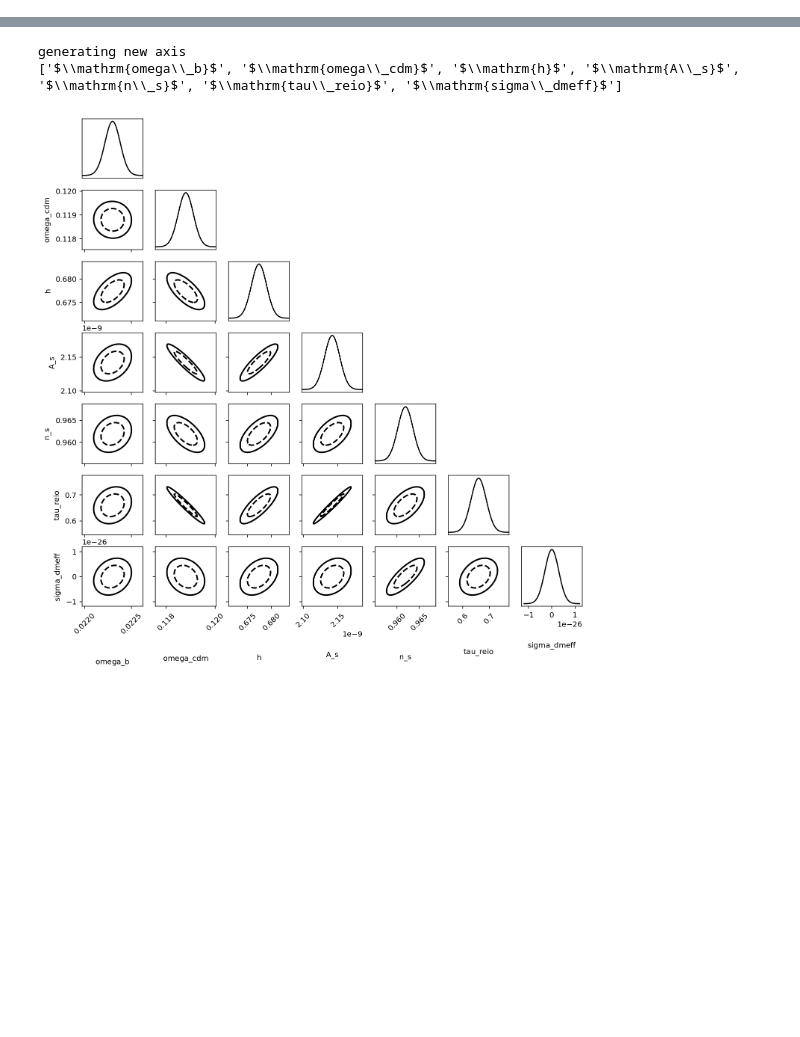
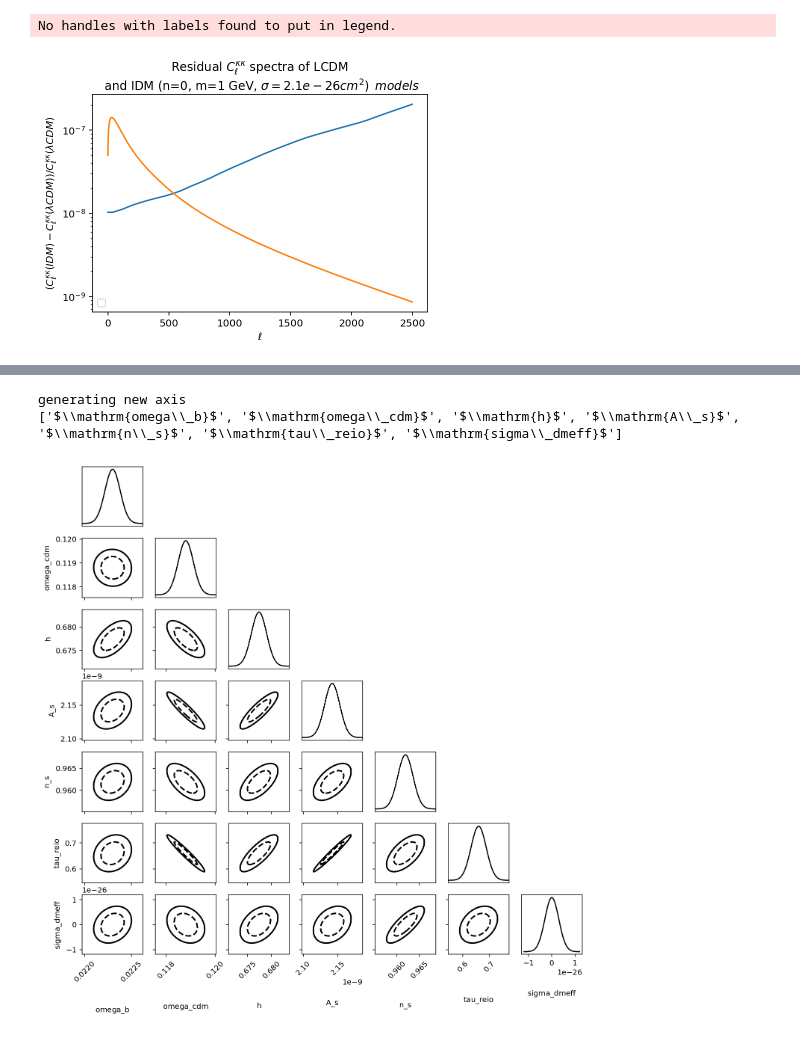
Before and after one commit to AizhanAkh/fishchips-Changes, a Jupyter notebook: IDM Fisher Matrices.ipynb, the cells around one changed output, grey strips where cells are left out. Saved outputs shown, nothing was run; the diff lists cells and outputs as text; code cells hidden in the pictures; blank space fills up the shorter version.

Commit message:
Some changes to IDM Fisher matrices

```diff
--- a/IDM Fisher Matrices.ipynb
+++ b/IDM Fisher Matrices.ipynb
@@ -7,3 +7,36 @@ import matplotlib.pyplot as plt
 import fishchips.experiments_change as experiments
 import fishchips.util
 from fishchips.plots import plot_ell
+# %%
+# for LCDM
+fiducial_data = np.genfromtxt("/Users/aizhan.akh/Documents/Projects/IntegratedCode/Fisher/output/lcdm_pt_cl_lensed.dat")[:,:]
+ell = np.array([42.0, 122.0, 202.0, 282.0, 362.0, 442.0, 522.0, 602.0, 682.0, 762.0 ,842.0 ,922.0 ,1002.0 ,1082.0 ,1162.0 ,1242.0 ,1322.0 ,1402.0 ,1482.0 ,1562.0 ,1642.0 ,1722.0 ,1802.0 ,1882.0 ,1962.0 ,2042.0 ,2122.0 ,2202.0 ,2282.0 ,2362.0 ,2442.0 ,2522.0 ,2602.0 ,2682.0 , 2762.0, 2842.0, 2922.0])
+nlkk = np.array([1.02886566516913e-08,1.1194860550459957e-08,1.2505619136465732e-08,1.3639000292859354e-08,1.4726157985091727e-08,1.5725847204661933e-08,1.6938661270395064e-08,1.8682705809355073e-08,2.112299958392952e-08,2.3537204158565772e-08,2.6496287215049565e-08,3.025903245034381e-08,3.4250486637297883e-08,3.858609285601067e-08,4.3227517165236133e-08,4.881779318529917e-08,5.4637529106849264e-08,6.091794461679896e-08,6.748938330785925e-08,7.478835883220224e-08,8.228241718672807e-08,8.893682840859781e-08,9.60522674909952e-08,1.0384832218496256e-07,1.1192068433016309e-07,1.199852307972035e-07,1.3053890509577023e-07,1.43859054270254e-07,1.5863511614121002e-07,1.7420892487626716e-07,1.9100543065917838e-07,2.102343953615504e-07,2.2934157407025104e-07,2.4737779899712124e-07,2.6884587664392953e-07,2.918082225405003e-07,3.080468562881667e-07])
+ellK = np.linspace(2, 2500, 2501)
+nlK = np.interp(ellK, ell, nlkk)
+
+noise_K = np.zeros(2499, 'float64')
+for l in range(2, 2501):
+    noise_K[l-2] = nlK[l-2]
+
+n_bin = 50
+f_sky = 1.0
+sigma_Cl_sq = ((fiducial_data[:,5]*(fiducial_data[:,0]+1)*fiducial_data[:,0])**2 + noise_K**2)*2/\
+               (2*fiducial_data[:,0]+1)/n_bin/f_sky
+# %%
+plt.figure()
+plt.xscale('linear');plt.yscale('log');#plt.xlim(0, 2500); #plt.ylim(1.e-2, 1.e5)
+plt.xlabel(r'${\ell}$')
+plt.ylabel(r'$(C_{\ell}^{\kappa\kappa}(IDM) - C_{\ell}^{\kappa\kappa}({\lambda}CDM))/C_{\ell}^{\kappa\kappa}({\lambda}CDM) $')
+
+#plt.plot(ll_dmeff_0_pt, (clPP_dmeff_0_pt - clPP_lcdm_pt)/clPP_lcdm_pt,'r--', label = 'n = 0, Nonlinear PT')
+#plt.plot(ll_dmeff_2_pt, (clPP_dmeff_2_pt - clPP_lcdm_pt)/clPP_lcdm_pt,'b--', label = 'n = 2, Nonlinear PT')
+#plt.plot(ll_dmeff__2_pt, (clPP_dmeff__2_pt - clPP_lcdm_pt)/clPP_lcdm_pt,'m--', label = 'n = -2, Nonlinear PT')
+plt.plot(noise_K)
+plt.plot(fiducial_data[:,5]*(fiducial_data[:,0]+1)*fiducial_data[:,0])
+plt.legend(loc = "lower left")
+plt.title("Residual " + r'$C_{\ell} ^{\kappa\kappa}$'+ " spectra of LCDM \n " + 'and IDM (n=0, m=1 GeV, ' +r'${\sigma}=2.1e-26 cm^2)\,\ models$')
+plt.show()
+# %% [output]
+No handles with labels found to put in legend.
+[figure, added]
```
Also changed, not shown: parts of 1 cell of this notebook.
